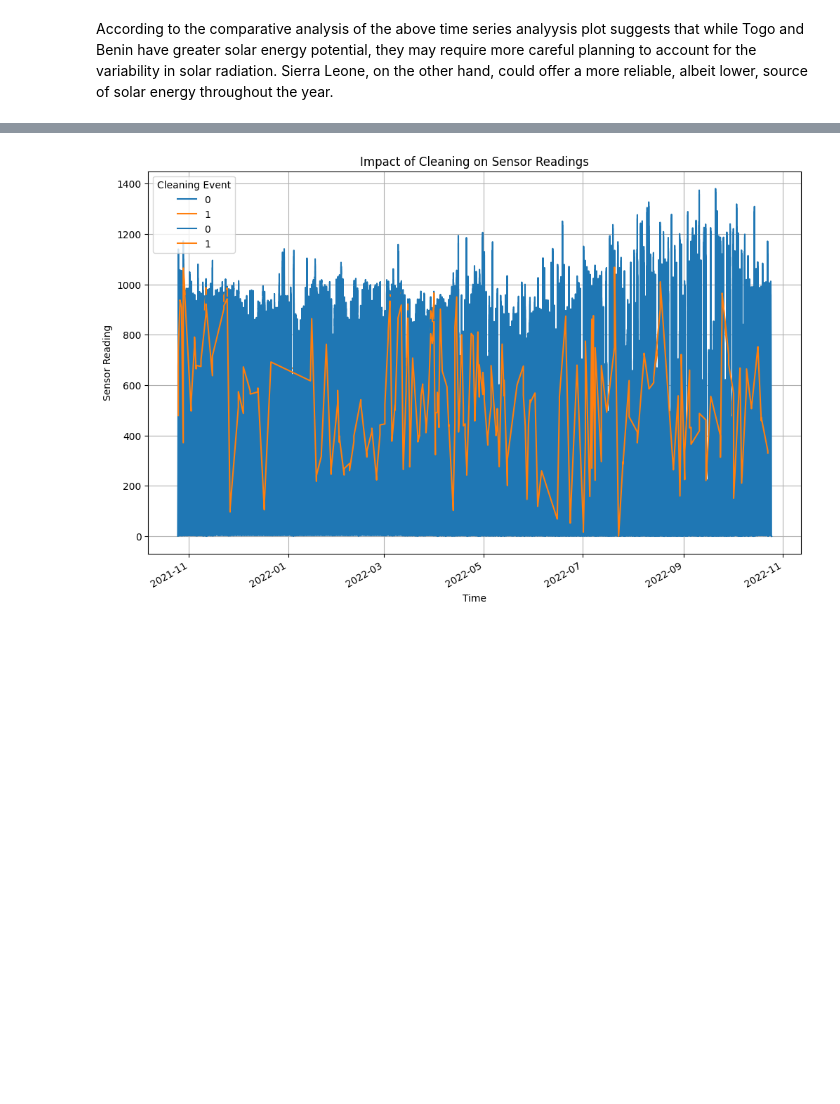
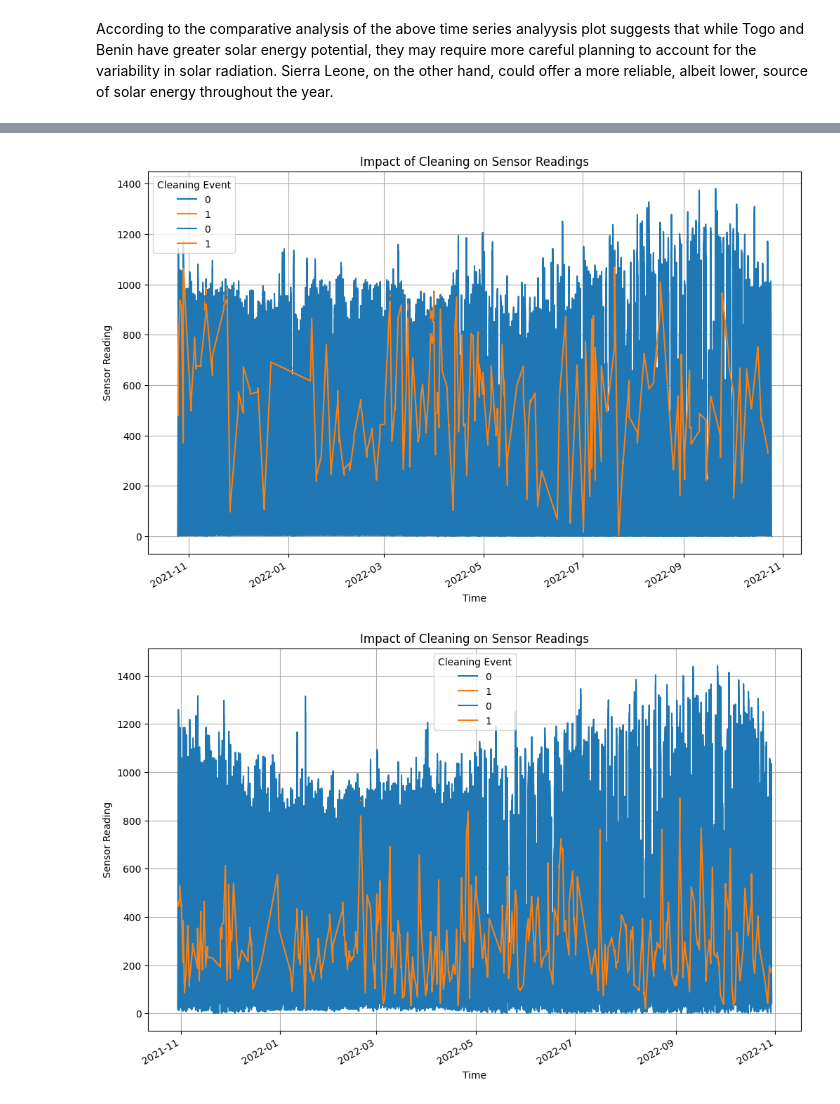
Before and after one commit to epythonlab/Kifiya-AIM-2, a Jupyter notebook: notebooks/week0.ipynb, the cells around one changed output, grey strips where cells are left out. Drawn from its saved outputs; the diff is of its cells as text; code cells hidden in the pictures; blank space fills up the shorter version.

```diff
--- a/notebooks/week0.ipynb
+++ b/notebooks/week0.ipynb
@@ -380,7 +390,9 @@ According to the comparative analysis of the above time series analyysis plot su
 # %%
 from plot import plot_cleaning_impact
-# Example for the Togo dataset
 # Example: Impact on ModA and ModB
 plot_cleaning_impact(togo_df, ['ModA', 'ModB'])
+plot_cleaning_impact(seralio_df, ['ModA', 'ModB'])
+plot_cleaning_impact(benin_df, ['ModA', 'ModB'])
 # %% [output]
 [figure]
+[figure, added]
```
Also changed, not shown: parts of 2 cells of this notebook.
